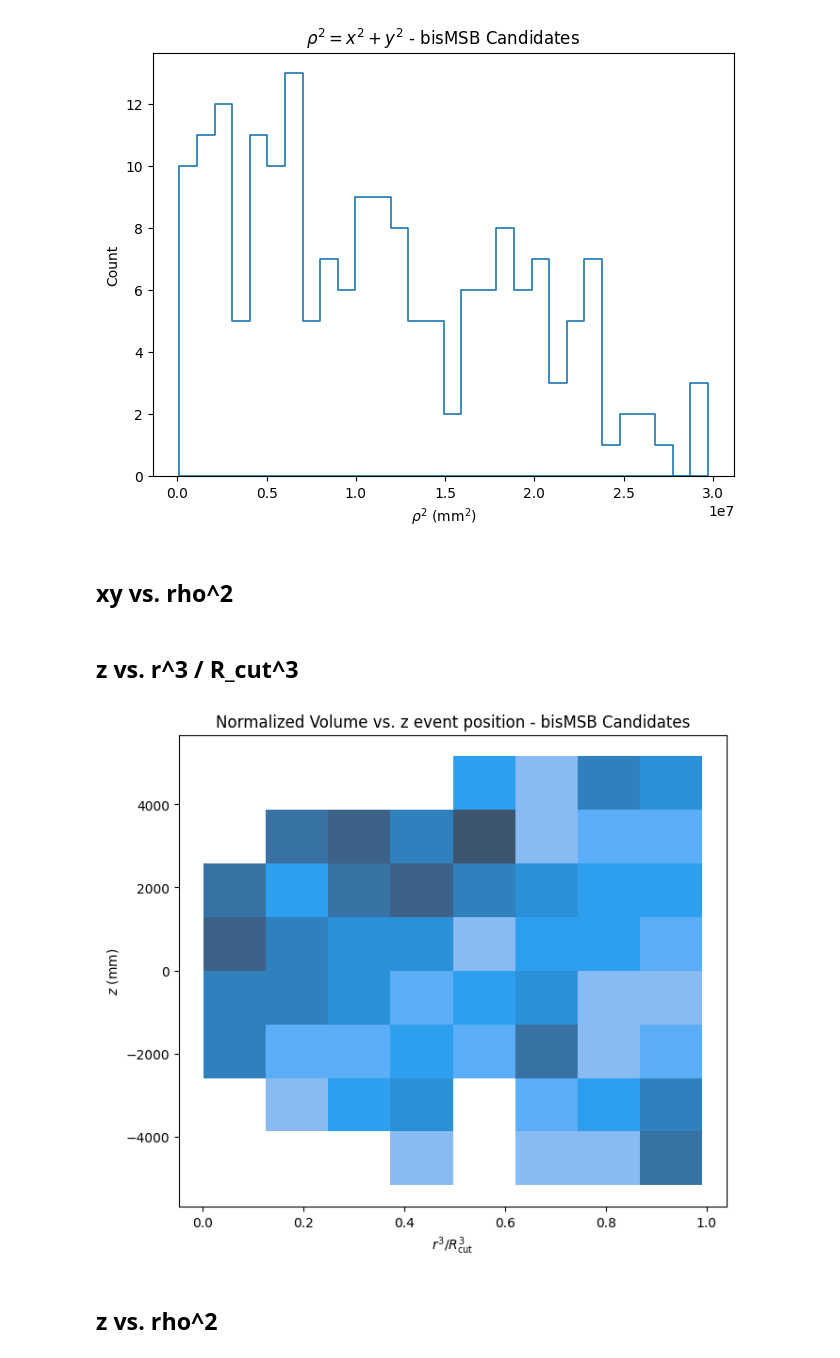
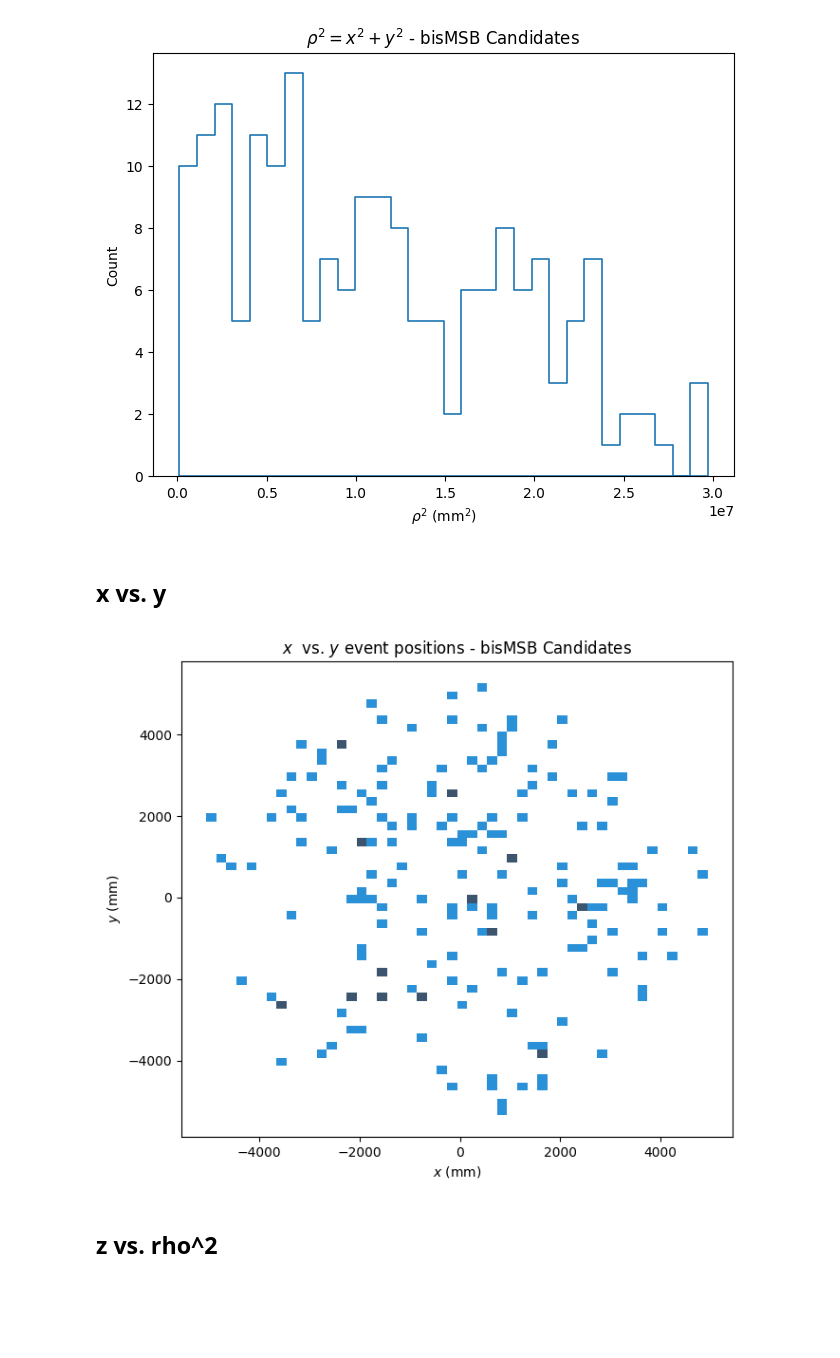
Before and after one commit to joankl/Solar-Neutrinos-Project, a Jupyter notebook: bis_data_candidates/First candidates study.ipynb, the cells around one changed output. Saved outputs shown, nothing was run; the diff lists cells and outputs as text; code cells hidden in the pictures; blank space fills up the shorter version.

Commit message:
Update on plots for the bisMSB candidate for solar analysis

```diff
--- a/bis_data_candidates/First candidates study.ipynb
+++ b/bis_data_candidates/First candidates study.ipynb
@@ -110,5 +110,3 @@ plt.title(r'$\rho^2 = x^2 + y^2$ - bisMSB Candidates')
 plt.show()
 # %% [output]
 [figure]
-# %% [markdown]
-## xy vs. rho^2
@@ -127,19 +113,20 @@ plt.show()
-# %% [markdown]
-## z vs. r^3 / R_cut^3
-# %%
-R_cut = 5500
-norm_vol = (posr_av**3)/(R_cut**3)
-
-plt.figure(figsize = (7.5, 6.5))
-sn.histplot(x = norm_vol, y = posz, bins = (8,8))
-plt.xlabel(r'$r^3 / R_{\text{cut}}^3$')
-plt.ylabel(r'$z$ (mm)')
-
-plt.title('Normalized Volume vs. z event position - bisMSB Candidates')
-
-plt.show()
-# %% [output]
-[figure, removed]
+# %% [markdown]
+## x vs. y
+# %%
+binwidth_x = 200
+binwidth_y = 200
+
+plt.figure(figsize = (7.5, 6.5))
+sn.histplot(x = posx, y = posy, binwidth = (binwidth_x, binwidth_y))
+
+plt.xlabel(r'$x$ (mm)')
+plt.ylabel('$y$ (mm)')
+
+plt.title(r'$x$  vs. $y$ event positions - bisMSB Candidates')
+
+plt.show()
+# %% [output]
+[figure, added]
 # %% [markdown]
 ## z vs. rho^2
 # %%
```
Also changed, not shown: parts of 1 cell of this notebook.
